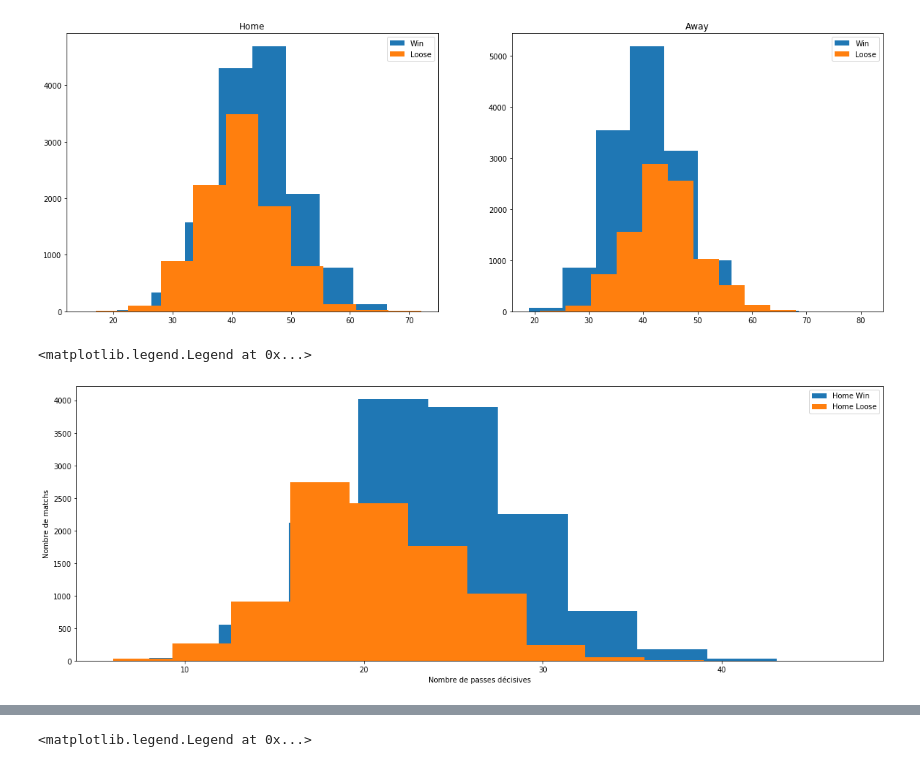
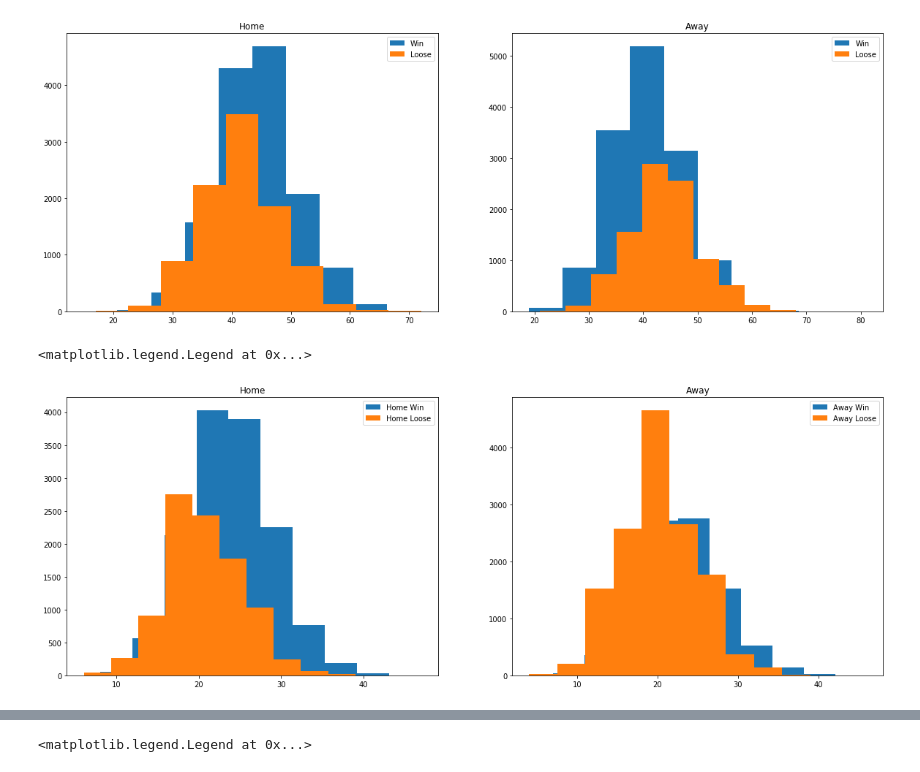
Before and after one commit to atn99/Projet_AA, a Jupyter notebook: Projet NBA.ipynb, the cells around one changed output, grey strips where cells are left out. Cells and saved outputs as stored; diff of their text form; code cells hidden in the pictures.

Commit message:
Update Projet NBA.ipynb
Finish Assist

```diff
--- a/Projet NBA.ipynb
+++ b/Projet NBA.ipynb
@@ -96,13 +96,23 @@ for x in homeWin:
 # %%
 fig = plt.figure(1, figsize=(20,7))
 plt.xlabel('Nombre de passes décisives')
 plt.ylabel('Nombre de matchs')
-#plt.subplot(1,2,1)
+
+#home
+plt.subplot(1,2,1)
 plt.hist(assistHWin, label='Home Win')
-#plt.subplot(1,2,2)
 plt.hist(assistHLoose, label= 'Home Loose')
+plt.title("Home")
 plt.legend()
 #On remarque quand home gagne les matchs, elle a fait plus de passes décisives
+
+#away
+plt.subplot(1,2,2)
+plt.hist(assistAWin, label='Away Win')
+plt.hist(assistALoose, label= 'Away Loose')
+plt.title("Away")
+plt.legend()
+#Quand away loose son nombre moyen de passes décisives par match est plus bas
 # %% [output]
 <matplotlib.legend.Legend at 0x...>
-[figure, old version]
+[figure, new version]
```
Also changed, not shown: parts of 1 cell of this notebook.
